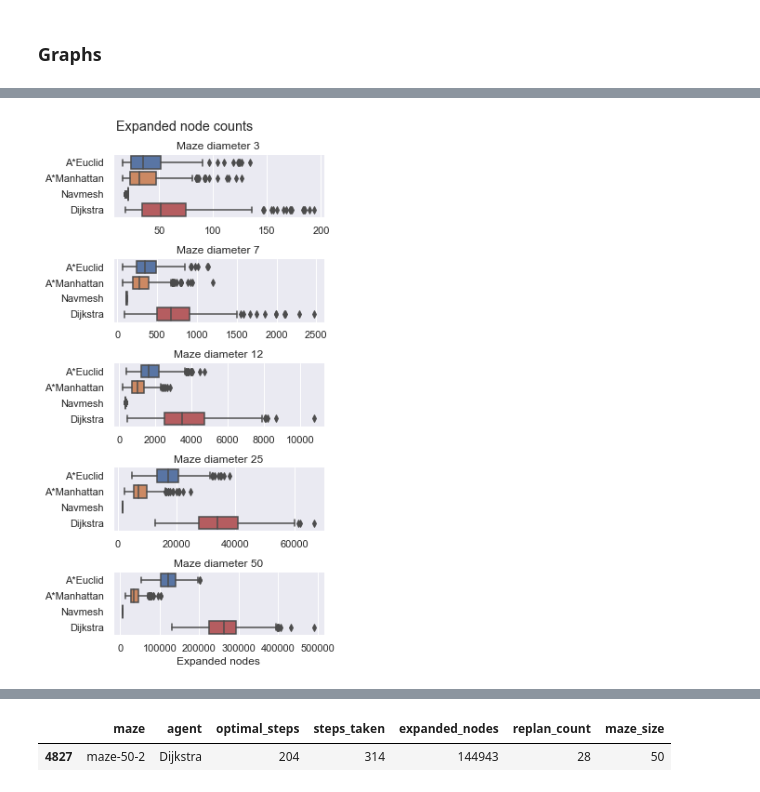
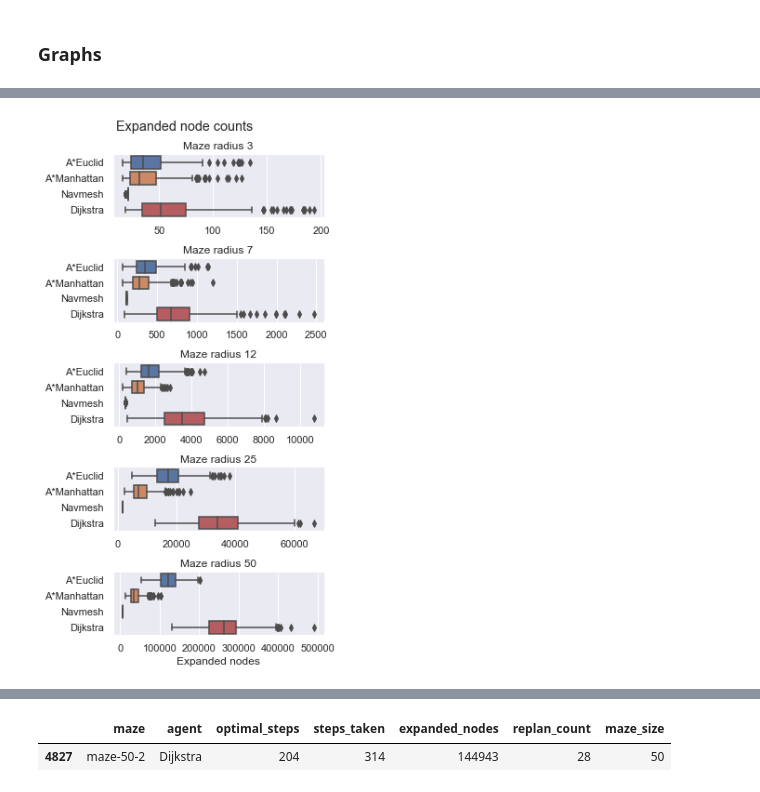
Before and after one commit to prokopCerny/CTU_PUI_2020, a Jupyter notebook: Sem02_probabilistic_planning/experiments.ipynb, the cells around one changed output, grey strips where cells are left out. Saved outputs shown, nothing was run; the diff lists cells and outputs as text; code cells hidden in the pictures.

```diff
--- a/Sem02_probabilistic_planning/experiments.ipynb
+++ b/Sem02_probabilistic_planning/experiments.ipynb
@@ -262,20 +259,20 @@ plt.savefig("plan_count.pdf")
 # %%
 sns.set()
 g = sns.catplot(y="agent",
                 x="expanded_nodes",
                 row="maze_size",
                 data = all_df.assign(maze_size=all_df.maze.str.extract(pat='-([0-9]{1,2})-').astype(int)),
                 kind="box",
                 sharex=False,
                 height=1.7,
                 aspect=2.9)
 g.set_axis_labels("Expanded nodes", "")
-g.set_titles("Maze diameter {row_name}")
+g.set_titles("Maze radius {row_name}")
 plt.subplots_adjust(top=0.92)
 g.fig.suptitle("Expanded node counts")
 plt.savefig("expanded_nodes.pdf")
 # %% [output]
-[figure, old version]
+[figure, new version]
 # %%
 sns.set()
 g = sns.catplot(y="agent",
```
Also changed, not shown: parts of 6 cells of this notebook, 1 other file.
